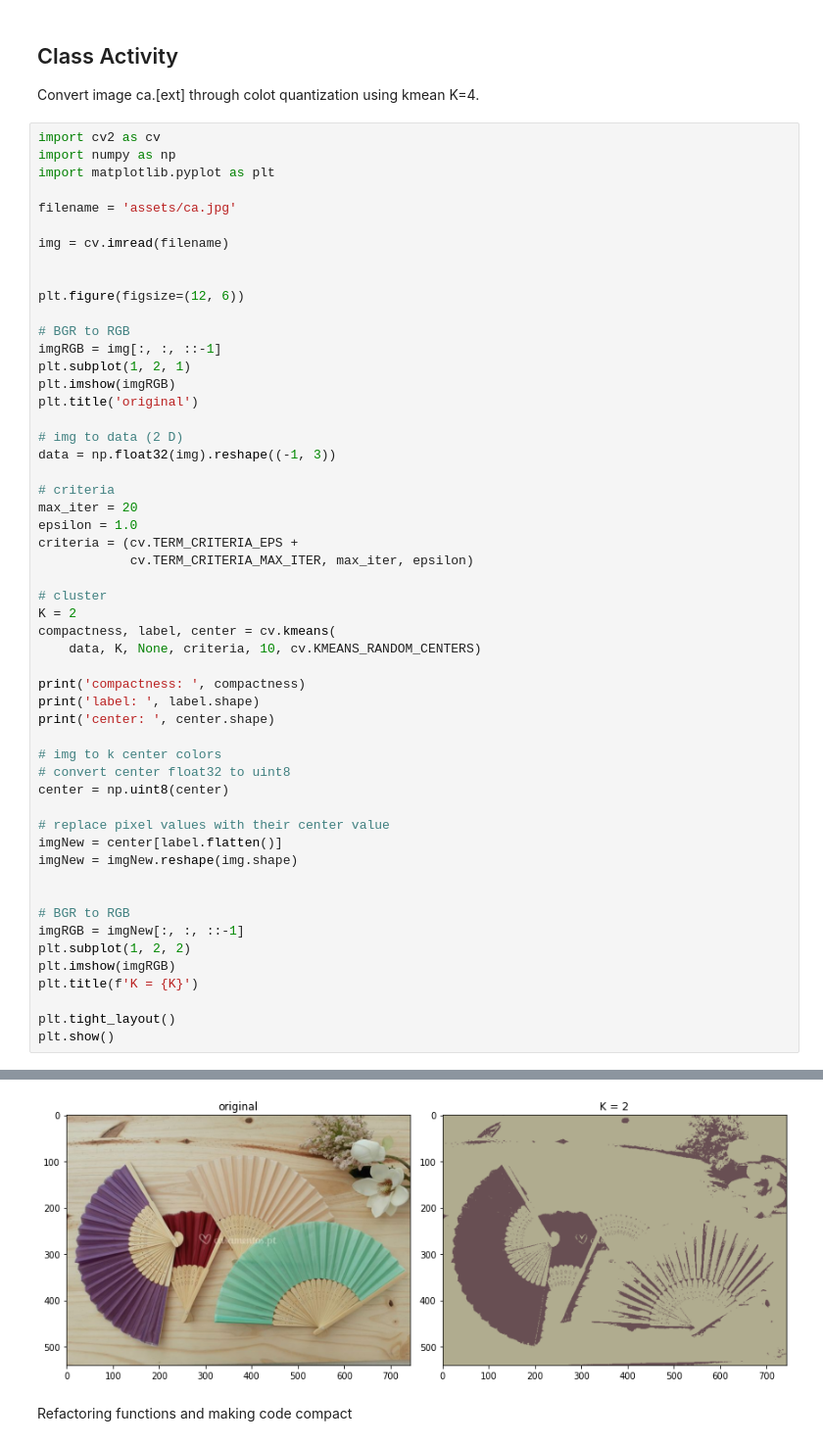
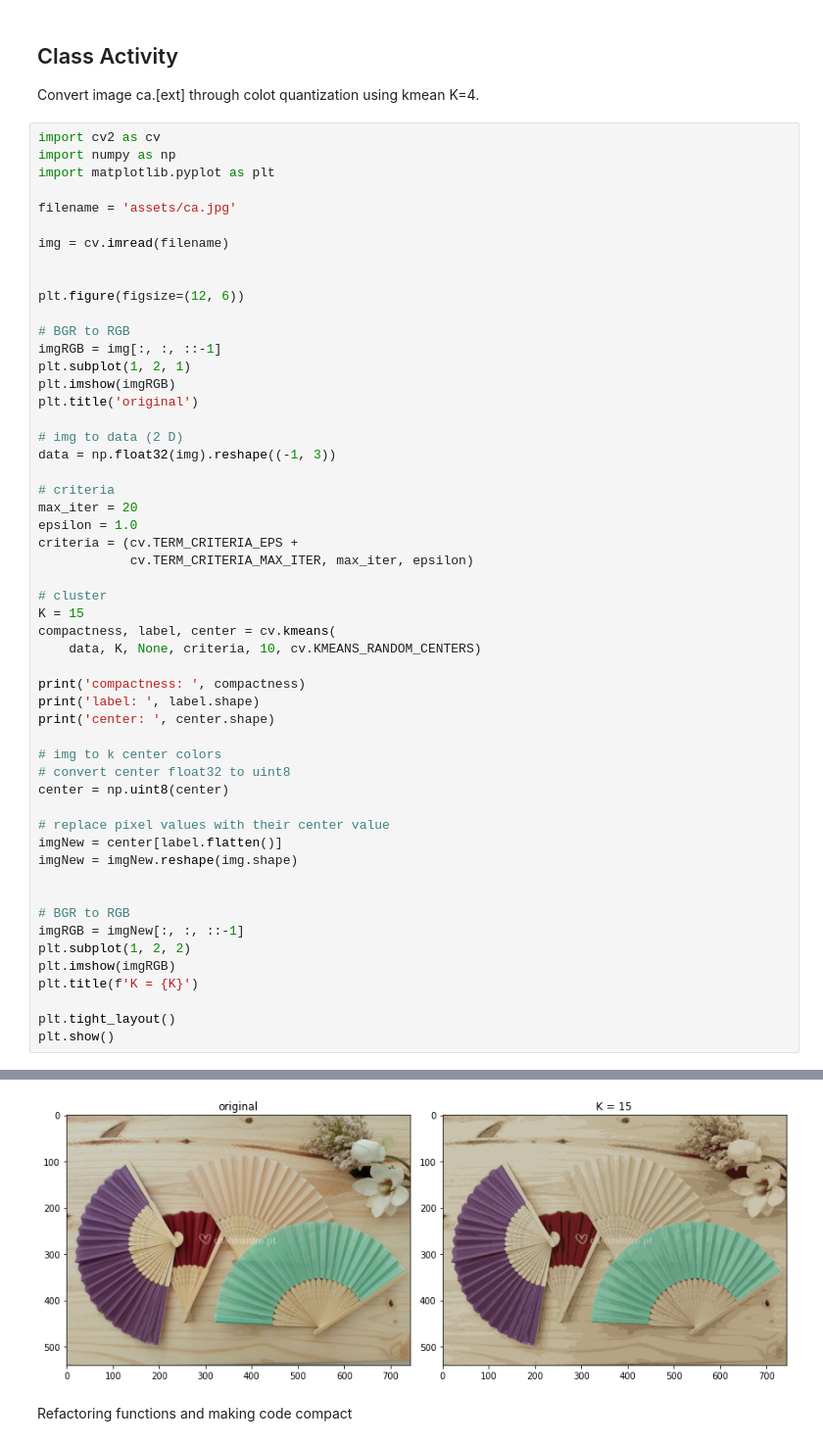
Before and after one commit to goke-ai/cv, a Jupyter notebook: essential/16.ipynb, the cells around one changed output, grey strips where cells are left out. Shown at 98% size. Saved outputs shown, nothing was run; the diff lists cells and outputs as text.

```diff
--- a/essential/16.ipynb
+++ b/essential/16.ipynb
@@ -535,7 +535,7 @@ criteria = (cv.TERM_CRITERIA_EPS +
             cv.TERM_CRITERIA_MAX_ITER, max_iter, epsilon)
 
 # cluster
-K = 2
+K = 15
 compactness, label, center = cv.kmeans(
     data, K, None, criteria, 10, cv.KMEANS_RANDOM_CENTERS)
 
@@ -567,4 +567,4 @@ center:  (2, 3)
-[figure, old version]
+[figure, new version]
 # %% [markdown]
 Refactoring functions and making code compact
 # %%
```
Also changed, not shown: parts of 11 cells of this notebook, 6 other files.
